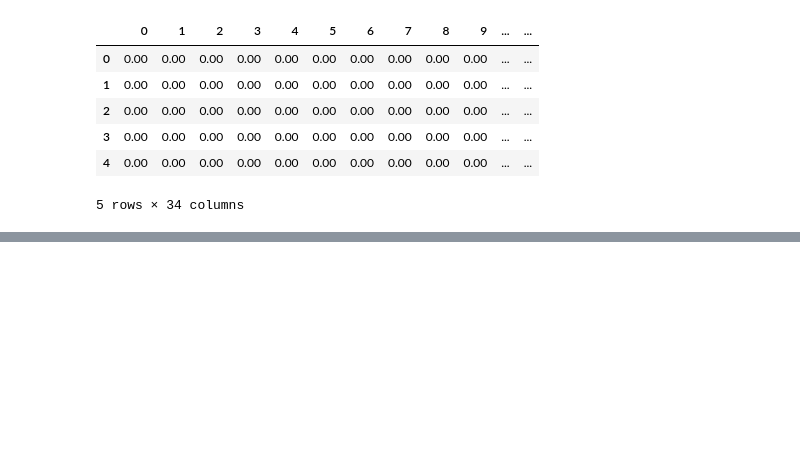
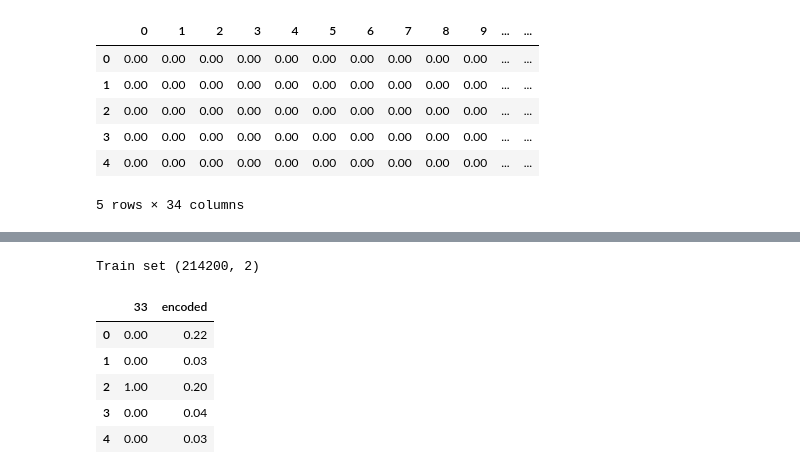
Before and after one commit to AiJared/time-series-forecasting-with-lstm-autoencoders, a Jupyter notebook: Time_Series_Forecasting_with_LSTM_Autoencoders.ipynb, the cells around one changed output, grey strips where cells are left out. Cells and saved outputs as stored; diff of their text form; code cells hidden in the pictures; blank space fills up the shorter version.

```diff
--- a/Time_Series_Forecasting_with_LSTM_Autoencoders.ipynb
+++ b/Time_Series_Forecasting_with_LSTM_Autoencoders.ipynb
@@ -612,0 +662,12 @@ X_test.head()
+# %%
+X_test_encoded = X_test[[33, 'encoded']]
+print("Train set", X_test_encoded.shape)
+X_test_encoded.head()
+# %% [output]
+Train set (214200, 2)
+|  | 33 | encoded |
+| 0 | 0.00 | 0.22 |
+| 1 | 0.00 | 0.03 |
+| 2 | 1.00 | 0.20 |
+| 3 | 0.00 | 0.04 |
+| 4 | 0.00 | 0.03 |
```
Also changed, not shown: parts of 10 cells of this notebook.
